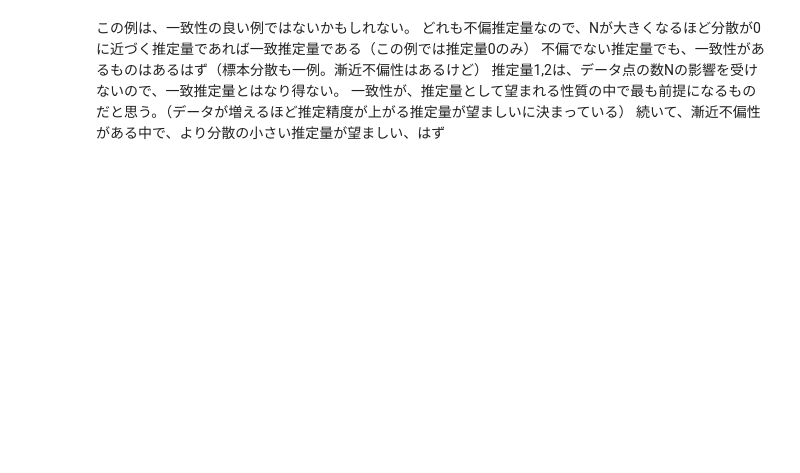
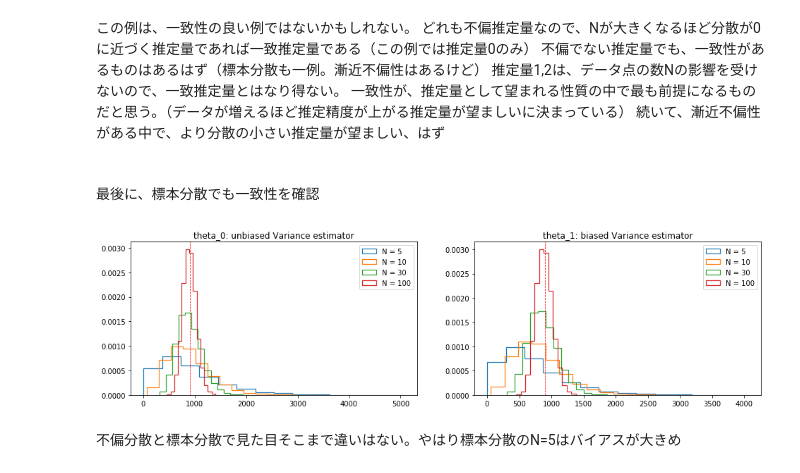
Before and after one commit to PECO-chan/deep_rindoku, a Jupyter notebook: chapter2_2-3-2.ipynb, the cells around one changed output. Saved outputs shown, nothing was run; the diff lists cells and outputs as text; code cells hidden in the pictures; blank space fills up the shorter version.

```diff
--- a/chapter2_2-3-2.ipynb
+++ b/chapter2_2-3-2.ipynb
@@ -187,3 +187,31 @@ plt.show()
 </br>
 一致性が、推定量として望まれる性質の中で最も前提になるものだと思う。（データが増えるほど推定精度が上がる推定量が望ましいに決まっている）</br>
 続いて、漸近不偏性がある中で、より分散の小さい推定量が望ましい、はず
+# %% [markdown]
+</br>
+# %% [markdown]
+最後に、標本分散でも一致性を確認
+# %%
+N_list = [5, 10, 30, 100]
+var_lists = [[[] for i in range(len(N_list))] for i in range(2)]
+for i in range(len(N_list)):
+    for j in range(rep):
+        X = np.random.normal(mu, dev, N_list[i])
+        var_lists[0][i].append(sum(np.square(X-np.mean(X)))/(N_list[i]-1))#不偏分散
+        var_lists[1][i].append(sum(np.square(X-np.mean(X)))/N_list[i])#標本分散
+# %%
+titles_ = ["theta_0: unbiased Variance estimator", "theta_1: biased Variance estimator"]
+fig, ax = plt.subplots(1, 2, figsize=(16,4))
+for i in range(2):
+    ax[i].set_title(titles_[i])
+    for j in range(len(N_list)):
+        ax[i].hist(var_lists[i][j], bins=int(round(1+np.log2(rep))),
+                   density=True, histtype='step',
+                   linewidth=1.2, label=f"N = {N_list[j]}")
+    ax[i].axvline(dev**2, ls="--", color="red", linewidth=0.8)#真の値⇒赤の破線
+    ax[i].legend(loc="upper right")
+plt.show()
+# %% [output]
+[figure, added]
+# %% [markdown]
+不偏分散と標本分散で見た目そこまで違いはない。やはり標本分散のN=5はバイアスが大きめ
```
Also changed, not shown: parts of 8 cells of this notebook, 1 other file.
